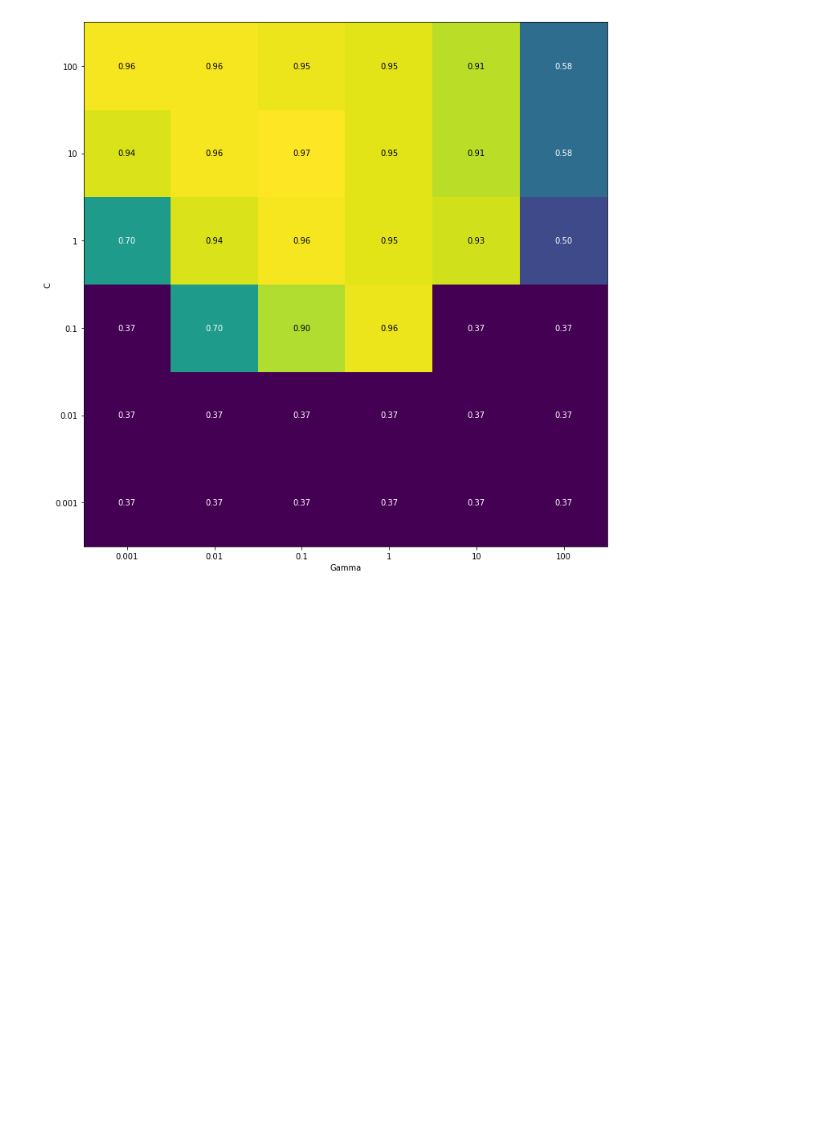
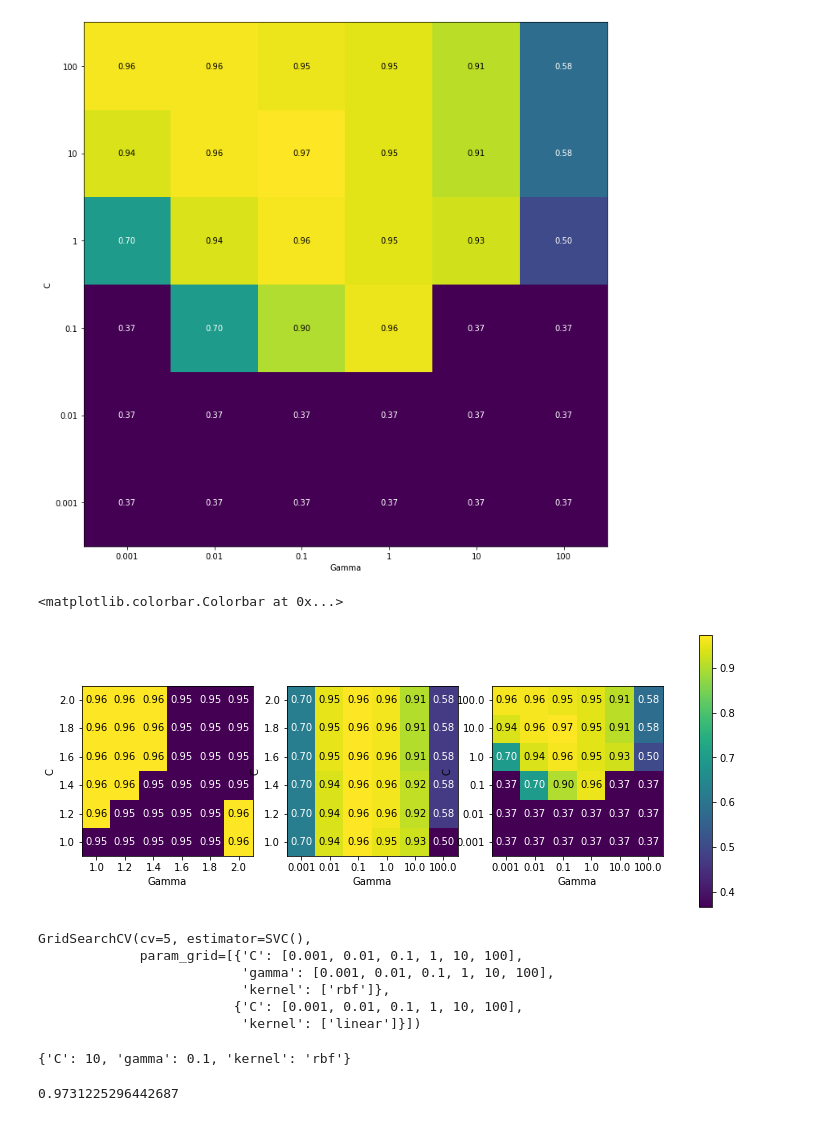
Before and after one commit to aashish-2096/Notebooks, a Jupyter notebook: Model Evaluation.ipynb, the cells around one changed output. Saved outputs shown, nothing was run; the diff lists cells and outputs as text; code cells hidden in the pictures; blank space fills up the shorter version.

Commit message:
Grid Update

```diff
--- a/Model Evaluation.ipynb
+++ b/Model Evaluation.ipynb
@@ -231,3 +231,22 @@ mglearn.tools.heatmap(scores,xlabel='Gamma',xticklabels=params['gamma'],yticklab
 # %% [output]
 <matplotlib.collections.PolyCollection at 0x...>
 [figure]
+# %%
+fig,axes =  plt.subplots(1,3,figsize=(13,5))
+
+param_1 = {'C':np.linspace(1,2,6),'gamma':np.linspace(1,2,6)}
+param_2 = {'C':np.linspace(1,2,6),'gamma':np.logspace(-3,2,6)}
+param_3 = {'C':np.logspace(-3,2,6),'gamma':np.logspace(-3,2,6)}
+
+
+for params, ax in zip([param_1,param_2,param_3],axes):
+    grid_search = GridSearchCV(SVC(),params,cv=5)
+    grid_search.fit(X_train,y_train)
+
+    scores = grid_search.cv_results_['mean_test_score'].reshape(6,6)
+    score_image = mglearn.tools.heatmap(scores,xlabel='Gamma',xticklabels=params['gamma'],yticklabels=params['C'],ylabel='C',cmap='viridis',ax=ax)
+
+plt.colorbar(score_image,ax=axes.tolist())
+# %% [output]
+<matplotlib.colorbar.Colorbar at 0x...>
+[figure, added]
@@ -233,0 +255,18 @@ mglearn.tools.heatmap(scores,xlabel='Gamma',xticklabels=params['gamma'],yticklab
+# %%
+grid_search = GridSearchCV(SVC(),param_grid,cv=5)
+grid_search.fit(X_train,y_train)
+# %% [output]
+GridSearchCV(cv=5, estimator=SVC(),
+             param_grid=[{'C': [0.001, 0.01, 0.1, 1, 10, 100],
+                          'gamma': [0.001, 0.01, 0.1, 1, 10, 100],
+                          'kernel': ['rbf']},
+                         {'C': [0.001, 0.01, 0.1, 1, 10, 100],
+                          'kernel': ['linear']}])
+# %%
+grid_search.best_params_
+# %% [output]
+{'C': 10, 'gamma': 0.1, 'kernel': 'rbf'}
+# %%
+grid_search.best_score_
+# %% [output]
+0.9731225296442687
```
Also changed, not shown: parts of 3 cells of this notebook.
